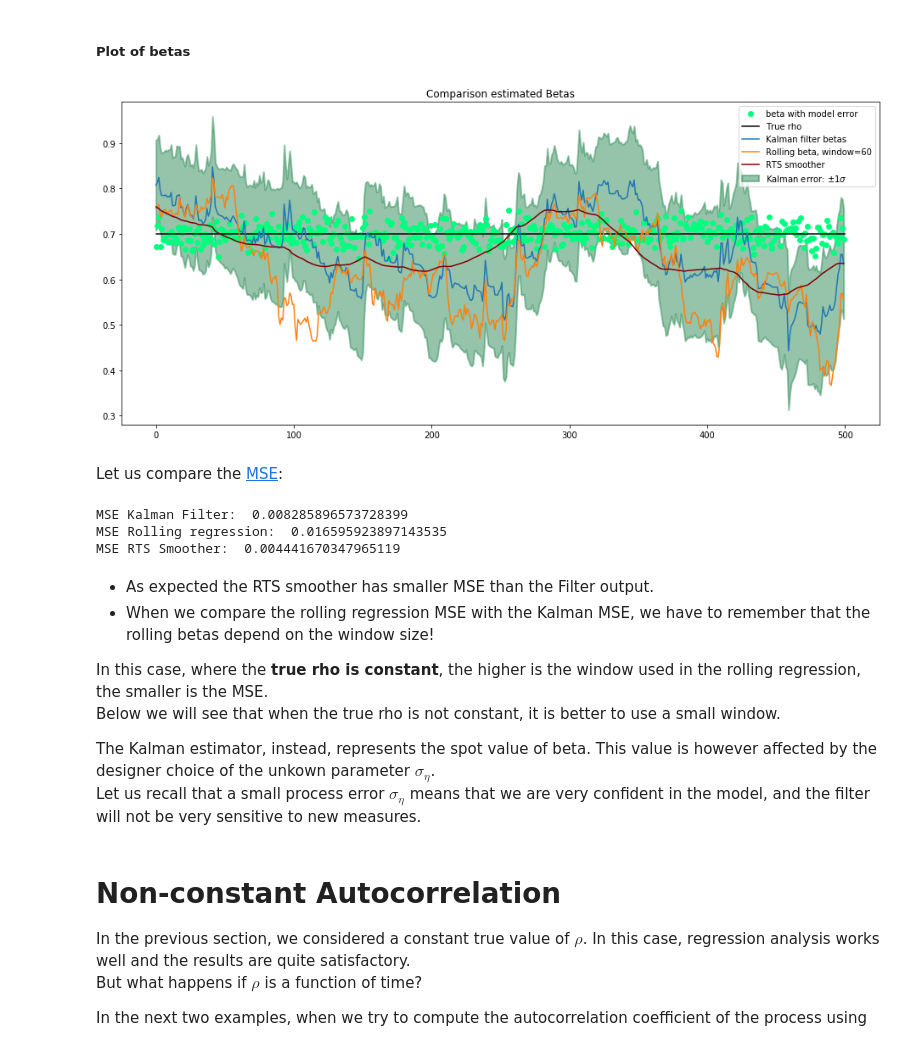
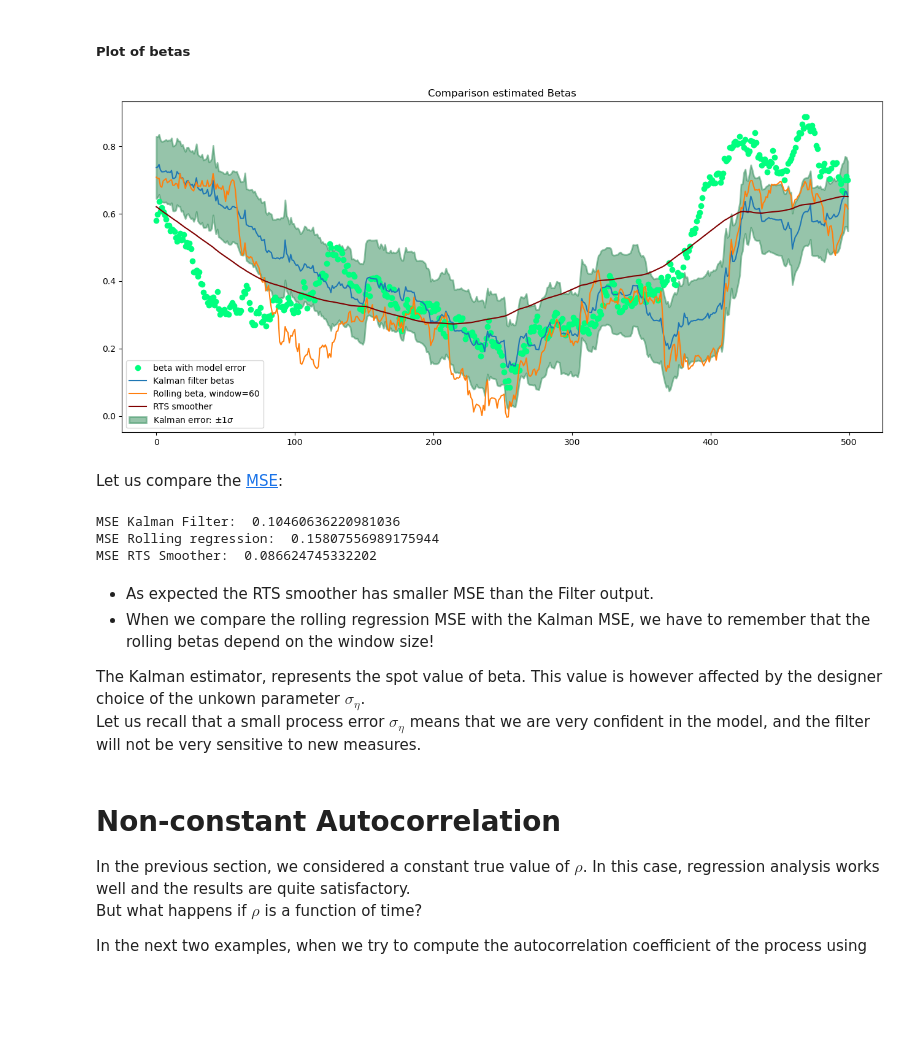
Before and after one commit to cantaro86/Financial-Models-Numerical-Methods, a Jupyter notebook: 5.2 Kalman auto-correlation tracking - AR(1) process.ipynb, the cells around one changed output. Drawn from its saved outputs; the diff is of its cells as text; code cells hidden in the pictures; blank space fills up the shorter version.

```diff
--- a/5.2 Kalman auto-correlation tracking - AR(1) process.ipynb
+++ b/5.2 Kalman auto-correlation tracking - AR(1) process.ipynb
@@ -243,7 +241,7 @@ err = ss.norm.rvs(loc=0, scale=sig_mod, size=N - 1)  # process error
 err = err - err.mean()  # remove the mean
 W = ss.norm.rvs(loc=0, scale=sig_meas, size=N - 1)  # measurement error
 W = W - W.mean()
-beta = rho + err
+beta = rho + err.cumsum()
 
 X_ar = np.zeros(N)
 for i in range(N - 1):
@@ -343,6 +344,4 @@ var_eps = var_eps_ols
 # %%
-KR.var_eps = var_eps_ols
-KR.var_eta = var_eta
 KR.run()
 print("beta_last = ", KR.betas[-1], "P_last = ", KR.Ps[-1])
 
@@ -367,24 +366,23 @@ betas_smooth, Ps_smooth = KR.RTS_smoother(X_test, Y_test)
 # %%
 plt.figure(figsize=(16, 7))
 plt.plot(beta[training_size:], color="springgreen", marker="o", linestyle="None", label="beta with model error")
-plt.plot([rho] * (N - training_size), color="black", alpha=2, label="True rho")
 plt.plot(KR.betas, label="Kalman filter betas")
 plt.plot(rolling_beta, label="Rolling beta, window={}".format(rolling_window))
 plt.plot(betas_smooth, label="RTS smoother", color="maroon")
 plt.fill_between(
     x=range(len(KR.betas)),
     y1=KR.betas + np.sqrt(KR.Ps),
     y2=KR.betas - np.sqrt(KR.Ps),
     alpha=0.5,
     linewidth=2,
     color="seagreen",
     label="Kalman error: $\pm 1 \sigma$ ",
 )
 plt.legend()
 plt.title("Comparison estimated Betas")
 plt.show()
 # %% [output]
-[figure, old version]
+[figure, new version]
 # %% [markdown]
 Let us compare the [MSE](https://en.wikipedia.org/wiki/Mean_squared_error):
 # %%
@@ -392,17 +390,14 @@ print("MSE Kalman Filter: ", np.mean((KR.betas - rho) ** 2))
 print("MSE Rolling regression: ", np.mean((np.array(rolling_beta) - rho) ** 2))
 print("MSE RTS Smoother: ", np.mean((betas_smooth - rho) ** 2))
 # %% [output]
-MSE Kalman Filter:  0.008285896573728399
-MSE Rolling regression:  0.016595923897143535
-MSE RTS Smoother:  0.004441670347965119
+MSE Kalman Filter:  0.10460636220981036
+MSE Rolling regression:  0.15807556989175944
+MSE RTS Smoother:  0.086624745332202
 # %% [markdown]
 - As expected the RTS smoother has smaller MSE than the Filter output.
 - When we compare the rolling regression MSE with the Kalman MSE, we have to remember that the rolling betas depend on the window size!
 
-In this case, where the **true rho is constant**, the higher is the window used in the rolling regression, the smaller is the MSE.
-Below we will see that when the true rho is not constant, it is better to use a small window.
-
-The Kalman estimator, instead, represents the spot value of beta. This value is however affected by the designer choice of the unkown parameter $\sigma_{\eta}$.
+The Kalman estimator, represents the spot value of beta. This value is however affected by the designer choice of the unkown parameter $\sigma_{\eta}$.
 Let us recall that a small process error $\sigma_{\eta}$ means that we are very confident in the model, and the filter will not be very sensitive to new measures.
 # %% [markdown]
 <a id='sec3'></a>
```
Also changed, not shown: parts of 23 cells of this notebook, 2 other files.
